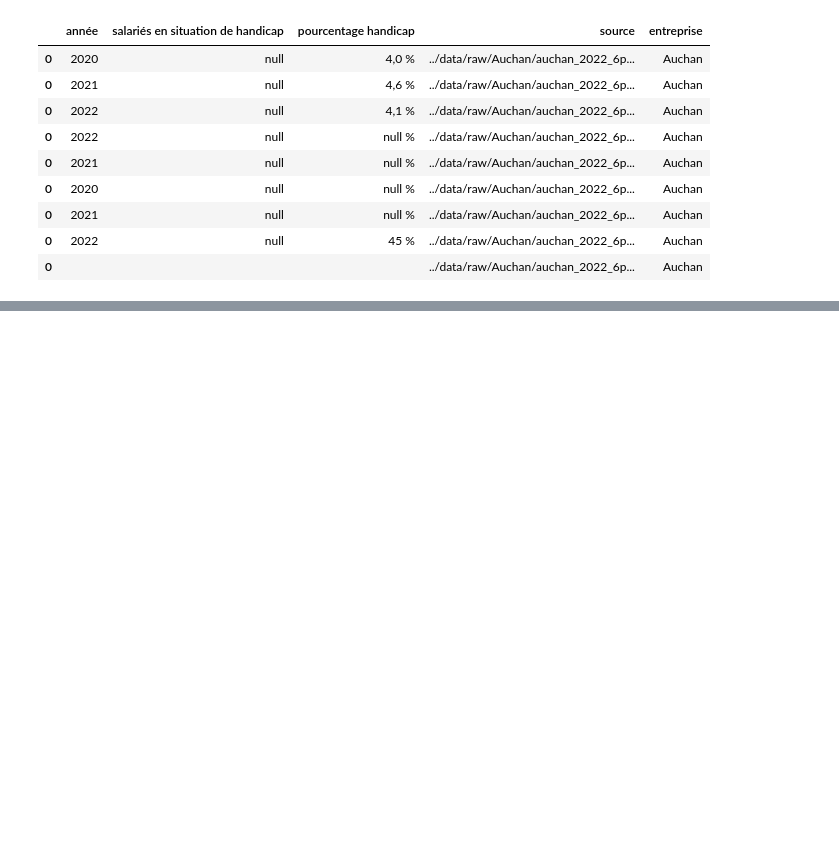
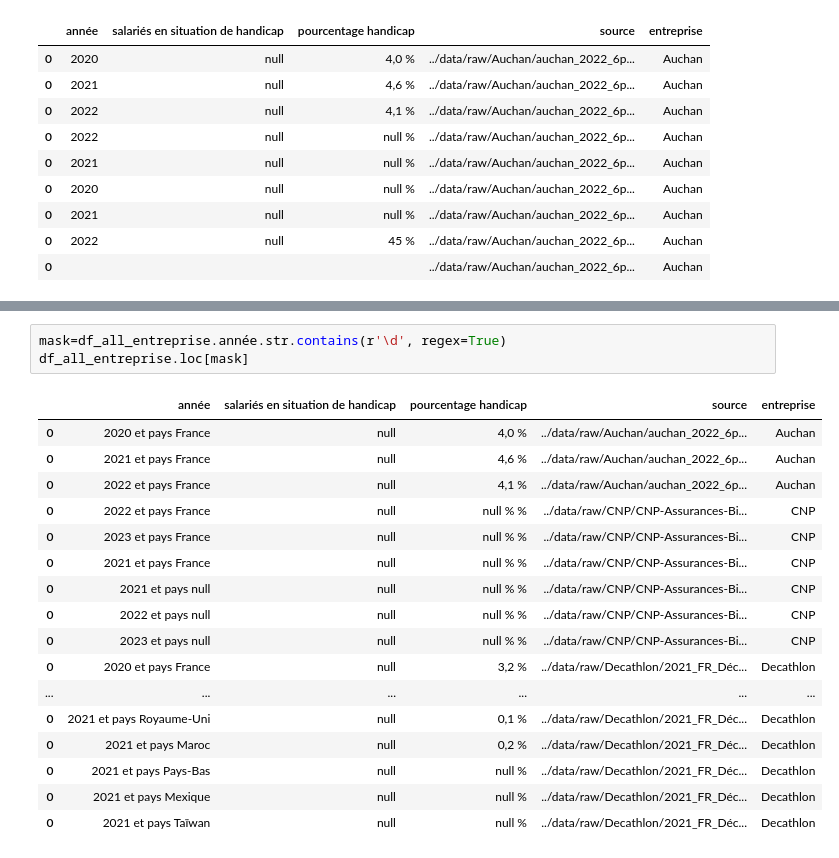
Before and after one commit to LexouLam/diversite_inclusion, a Jupyter notebook: notebooks/repertoires_entreprises.ipynb, the cells around one changed output, grey strips where cells are left out. Drawn from its saved outputs; the diff is of its cells as text; blank space fills up the shorter version.

```diff
--- a/notebooks/repertoires_entreprises.ipynb
+++ b/notebooks/repertoires_entreprises.ipynb
@@ -1507,0 +2233,21 @@ ne pas regarder
+# %%
+mask=df_all_entreprise.année.str.contains(r'\d', regex=True)
+df_all_entreprise.loc[mask]
+# %% [output]
+|  | année | salariés en situation de handicap | pourcentage handicap | source | entreprise |
+| 0 | 2020 et pays France | null | 4,0 % | ../data/raw/Auchan/auchan_2022_6p... | Auchan |
+| 0 | 2021 et pays France | null | 4,6 % | ../data/raw/Auchan/auchan_2022_6p... | Auchan |
+| 0 | 2022 et pays France | null | 4,1 % | ../data/raw/Auchan/auchan_2022_6p... | Auchan |
+| 0 | 2022 et pays France | null | null % % | ../data/raw/CNP/CNP-Assurances-Bi... | CNP |
+| 0 | 2023 et pays France | null | null % % | ../data/raw/CNP/CNP-Assurances-Bi... | CNP |
+| 0 | 2021 et pays France | null | null % % | ../data/raw/CNP/CNP-Assurances-Bi... | CNP |
+| 0 | 2021 et pays null | null | null % % | ../data/raw/CNP/CNP-Assurances-Bi... | CNP |
+| 0 | 2022 et pays null | null | null % % | ../data/raw/CNP/CNP-Assurances-Bi... | CNP |
+| 0 | 2023 et pays null | null | null % % | ../data/raw/CNP/CNP-Assurances-Bi... | CNP |
+| 0 | 2020 et pays France | null | 3,2 % | ../data/raw/Decathlon/2021_FR_Déc... | Decathlon |
+| ... | ... | ... | ... | ... | ... |
+| 0 | 2021 et pays Royaume-Uni | null | 0,1 % | ../data/raw/Decathlon/2021_FR_Déc... | Decathlon |
+| 0 | 2021 et pays Maroc | null | 0,2 % | ../data/raw/Decathlon/2021_FR_Déc... | Decathlon |
+| 0 | 2021 et pays Pays-Bas | null | null % | ../data/raw/Decathlon/2021_FR_Déc... | Decathlon |
+| 0 | 2021 et pays Mexique | null | null % | ../data/raw/Decathlon/2021_FR_Déc... | Decathlon |
+| 0 | 2021 et pays Taïwan | null | null % | ../data/raw/Decathlon/2021_FR_Déc... | Decathlon |
```
Also changed, not shown: parts of 36 cells of this notebook.
